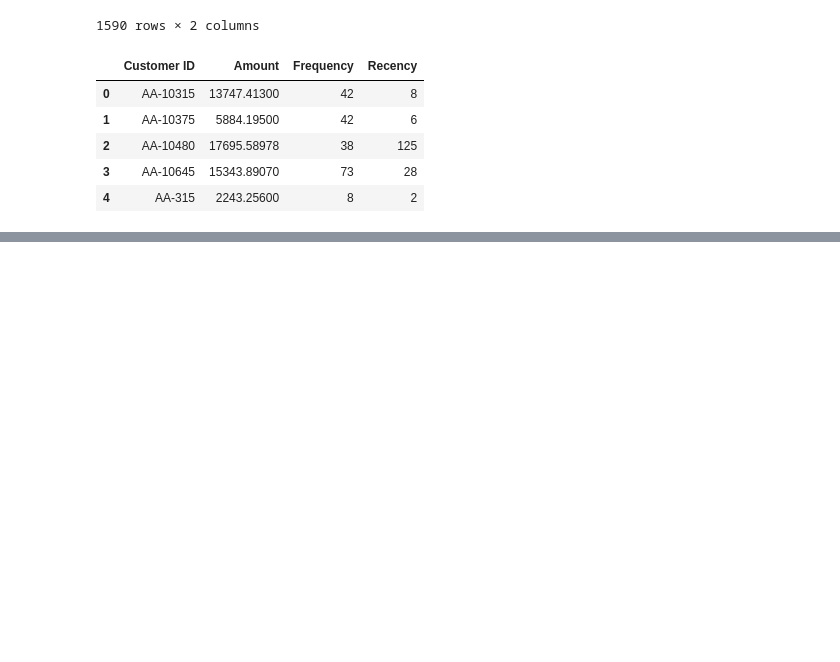
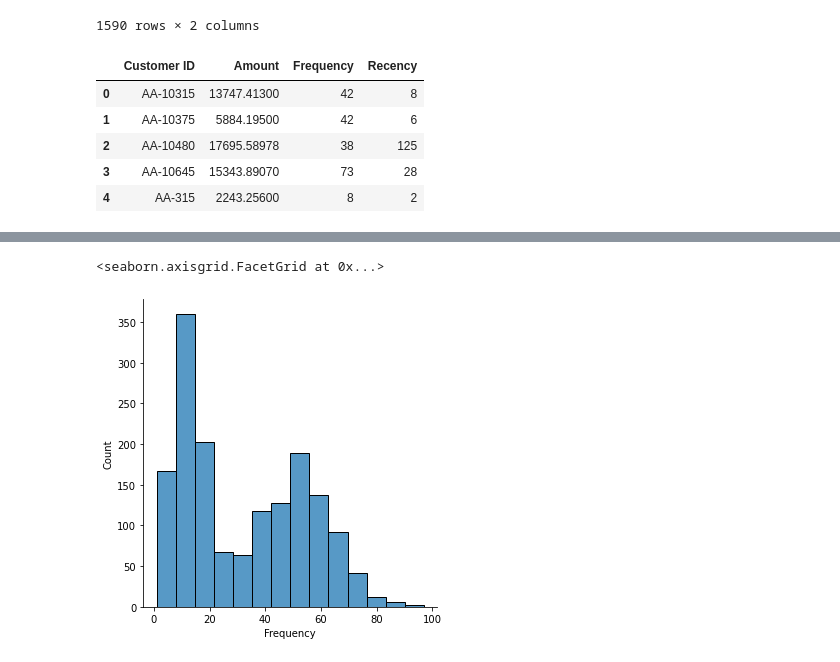
Before and after one commit to TuanDinhLe/DataMining, a Jupyter notebook: DataMining.ipynb, the cells around one changed output, grey strips where cells are left out. Drawn from its saved outputs; the diff is of its cells as text; code cells hidden in the pictures; blank space fills up the shorter version.

```diff
--- a/DataMining.ipynb
+++ b/DataMining.ipynb
@@ -182,0 +234,5 @@ rfm.head()
+# %%
+sns.displot(rfm['Frequency'])
+# %% [output]
+<seaborn.axisgrid.FacetGrid at 0x...>
+[figure, added]
```
Also changed, not shown: parts of 37 cells of this notebook.
